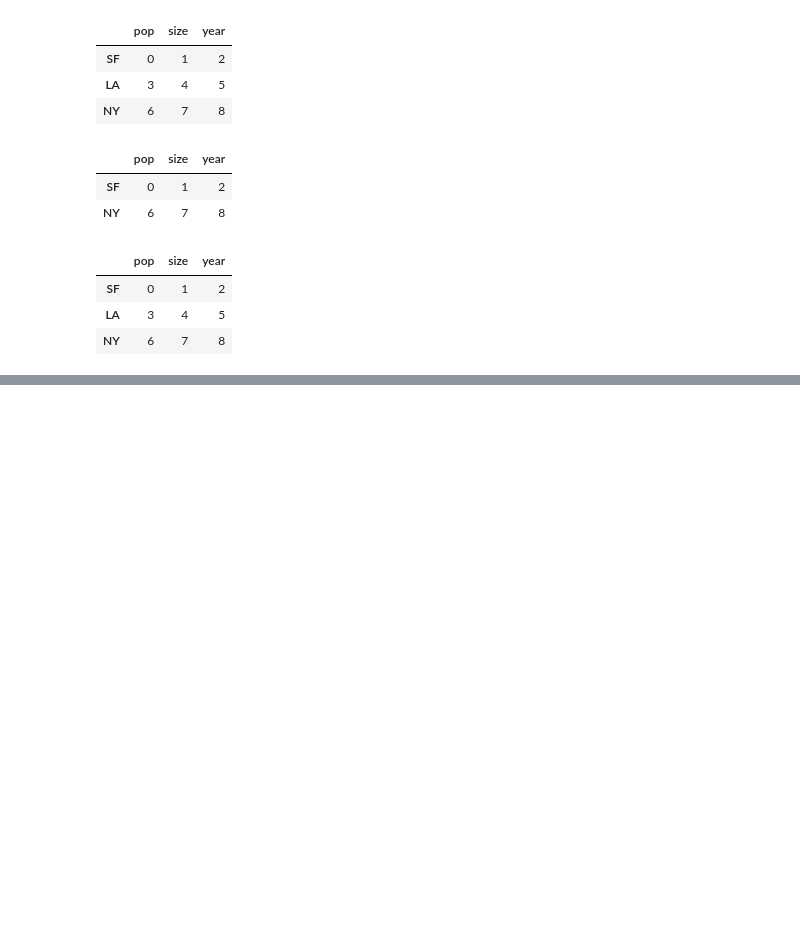
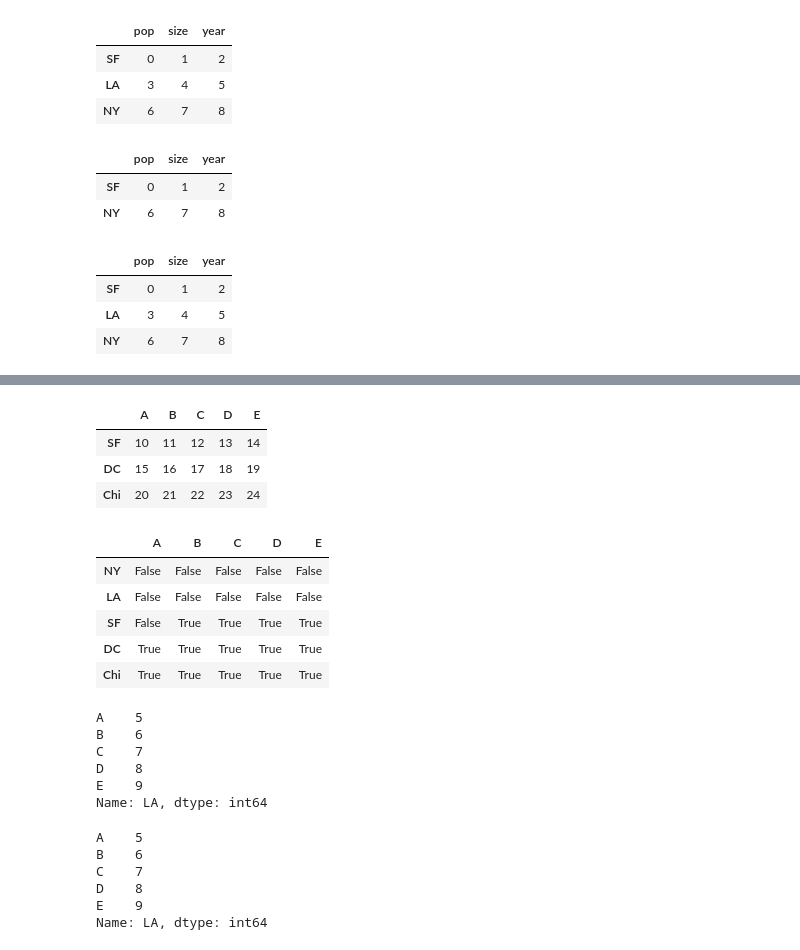
Before and after one commit to aki-06/Data_Science, a Jupyter notebook: 20180430_pandas.ipynb, the cells around one changed output, grey strips where cells are left out. Saved outputs shown, nothing was run; the diff lists cells and outputs as text; code cells hidden in the pictures; blank space fills up the shorter version.

```diff
--- a/20180430_pandas.ipynb
+++ b/20180430_pandas.ipynb
@@ -418,0 +506,34 @@ dframe1
+# %%
+dframe[dframe['C'] > 8]
+# %% [output]
+|  | A | B | C | D | E |
+| SF | 10 | 11 | 12 | 13 | 14 |
+| DC | 15 | 16 | 17 | 18 | 19 |
+| Chi | 20 | 21 | 22 | 23 | 24 |
+# %%
+dframe > 10
+# %% [output]
+|  | A | B | C | D | E |
+| NY | False | False | False | False | False |
+| LA | False | False | False | False | False |
+| SF | False | True | True | True | True |
+| DC | True | True | True | True | True |
+| Chi | True | True | True | True | True |
+# %%
+dframe.loc['LA']
+# %% [output]
+A    5
+B    6
+C    7
+D    8
+E    9
+Name: LA, dtype: int64
+# %%
+dframe.ix[1]
+# %% [output]
+A    5
+B    6
+C    7
+D    8
+E    9
+Name: LA, dtype: int64
```
Also changed, not shown: parts of 17 cells of this notebook.
